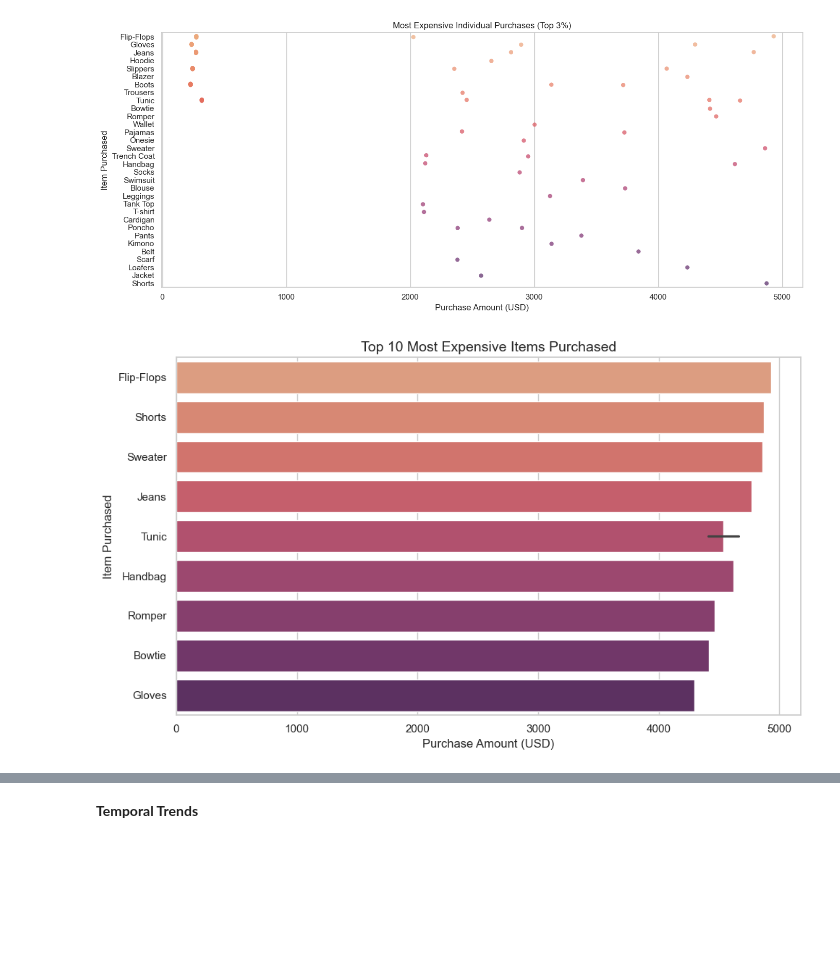
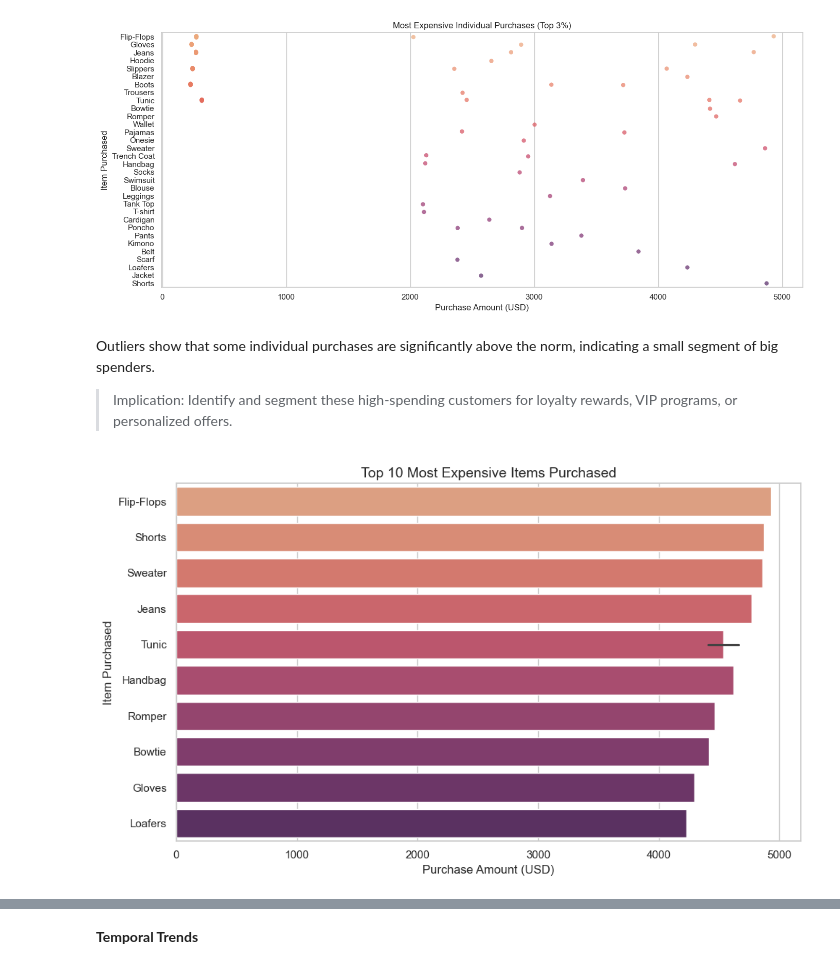
Before and after one commit to mandele1999/fashion-retail-sales, a Jupyter notebook: notebooks/02_data _exploration.ipynb, the cells around one changed output, grey strips where cells are left out. Cells and saved outputs as stored; diff of their text form; code cells hidden in the pictures; blank space fills up the shorter version.

```diff
--- a/notebooks/02_data _exploration.ipynb
+++ b/notebooks/02_data _exploration.ipynb
@@ -137,28 +140,31 @@ plt.tight_layout()
 plt.show()
 # %% [output]
 [figure]
+# %% [markdown]
+Outliers show that some individual purchases are significantly above the norm, indicating a small segment of big spenders.
+> Implication: Identify and segment these high-spending customers for loyalty rewards, VIP programs, or personalized offers.
 # %%
 # Get top 10 most expensive purchases
-top_expensive = df.sort_values(by='purchase_amount_(usd)', ascending=False).head(10).copy()
+top_expensive = df.sort_values(by='purchase_amount_(usd)', ascending=False).head(11).copy()
 top_expensive['purchase_amount_(usd)'] = top_expensive['purchase_amount_(usd)'].round(2)
 
 # Plot with hue and no legend
 plt.figure(figsize=(10, 6))
 sns.barplot(
     data=top_expensive,
     y='item_purchased',
     x='purchase_amount_(usd)',
     hue='item_purchased',
     dodge=False,
     palette='flare',
     legend=False
 )
 
 # Add labels and title
 plt.title("Top 10 Most Expensive Items Purchased", fontsize=14)
 plt.xlabel("Purchase Amount (USD)")
 plt.ylabel("Item Purchased")
 plt.tight_layout()
 plt.show()
 # %% [output]
-[figure, old version]
+[figure, new version]
```
Also changed, not shown: parts of 5 cells of this notebook.
